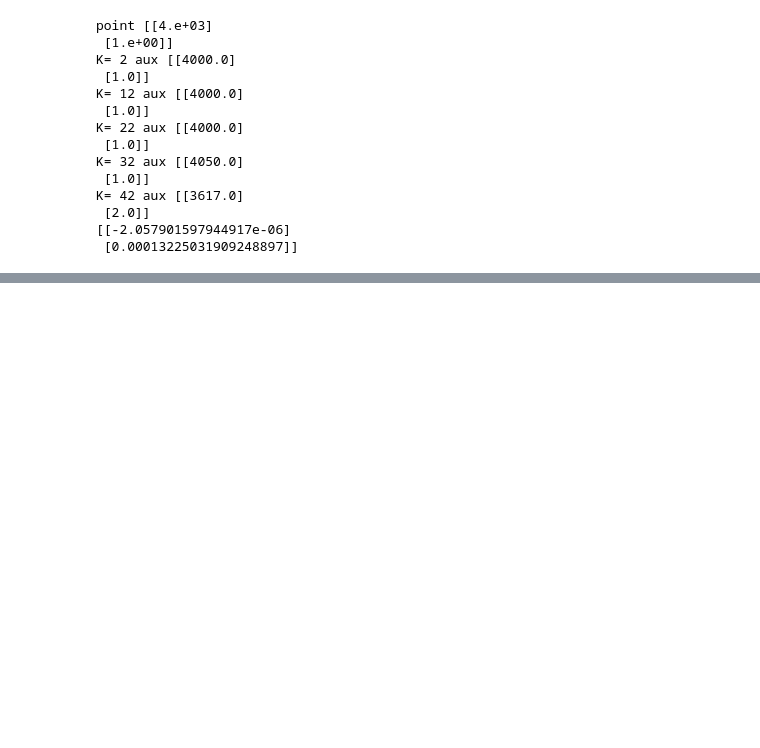
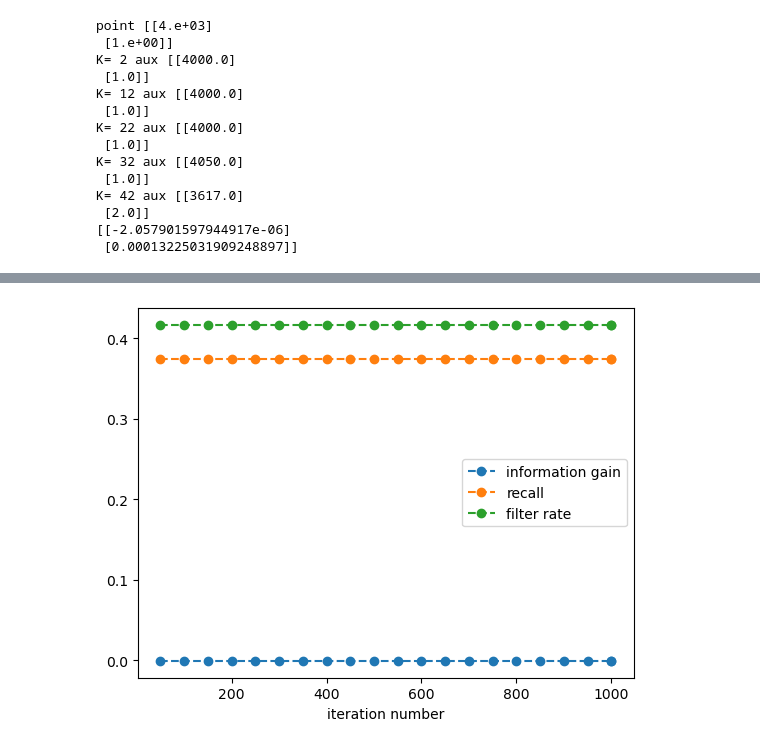
Before and after one commit to eason758/MetaEdge, a Jupyter notebook: 20221207_new_newton_method.ipynb, the cells around one changed output, grey strips where cells are left out. Drawn from its saved outputs; the diff is of its cells as text; code cells hidden in the pictures; blank space fills up the shorter version.

```diff
--- a/20221207_new_newton_method.ipynb
+++ b/20221207_new_newton_method.ipynb
@@ -460,0 +447,4 @@ results.tail()
+# %%
+plot_results(results)
+# %% [output]
+[figure, added]
```
Also changed, not shown: parts of 22 cells of this notebook, 2 other files.
